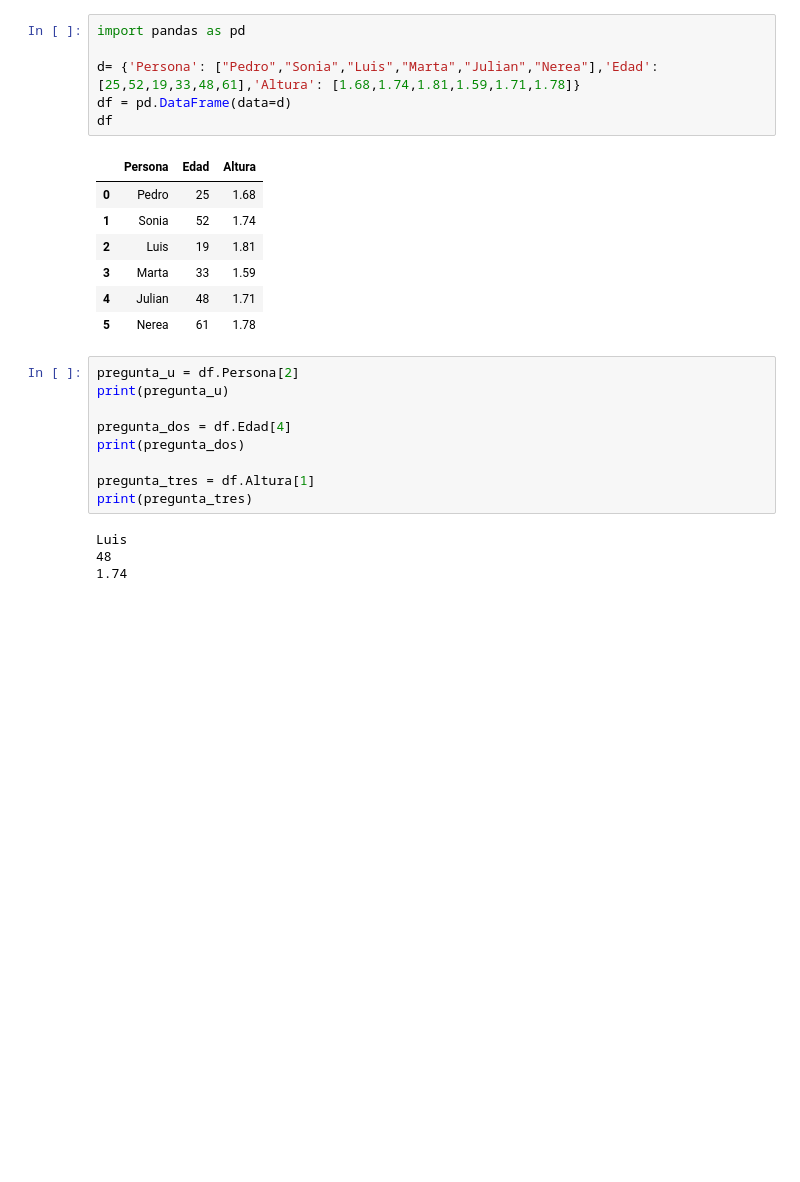
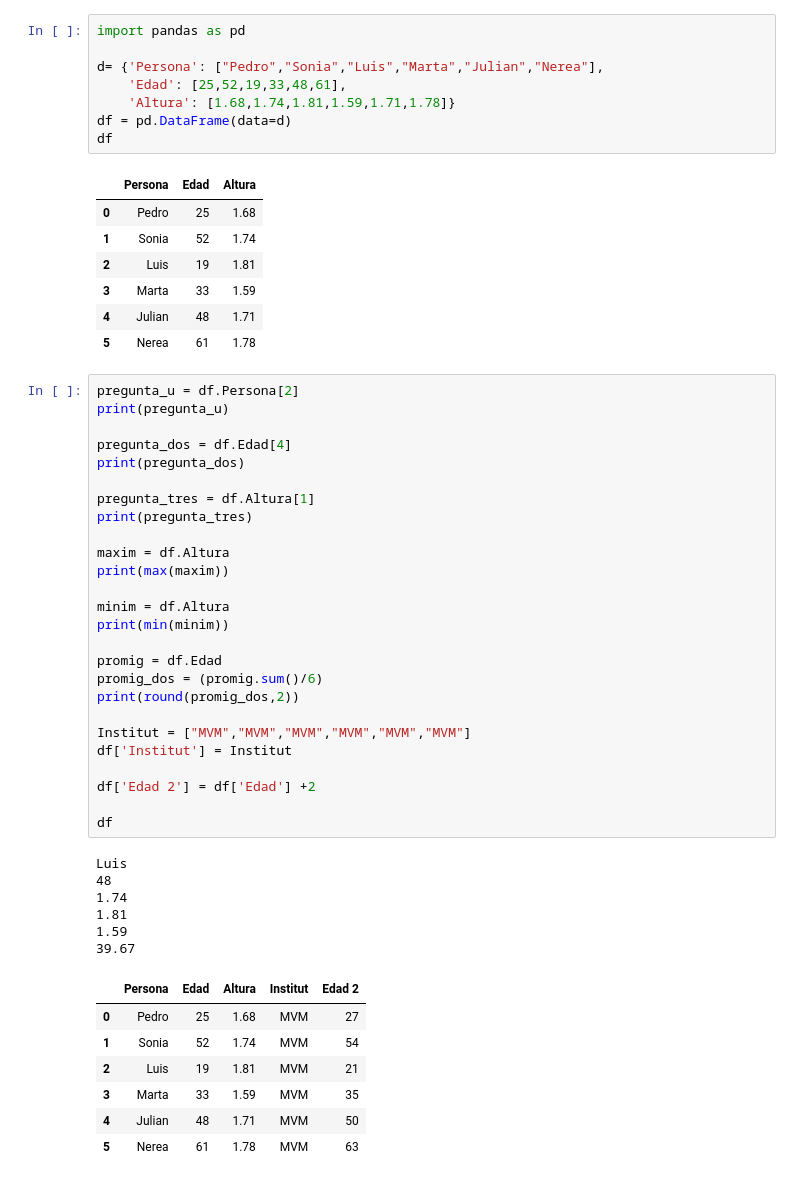
Before and after one commit to CPerezMartinez/prog, a Jupyter notebook: Pandas1.ipynb, the cells around one changed output. Drawn from its saved outputs; the diff is of its cells as text; blank space fills up the shorter version.

```diff
--- a/Pandas1.ipynb
+++ b/Pandas1.ipynb
@@ -109,7 +109,9 @@ dtype: int64
 # %%
 import pandas as pd
 
-d= {'Persona': ["Pedro","Sonia","Luis","Marta","Julian","Nerea"],'Edad': [25,52,19,33,48,61],'Altura': [1.68,1.74,1.81,1.59,1.71,1.78]}
+d= {'Persona': ["Pedro","Sonia","Luis","Marta","Julian","Nerea"],
+    'Edad': [25,52,19,33,48,61],
+    'Altura': [1.68,1.74,1.81,1.59,1.71,1.78]}
 df = pd.DataFrame(data=d)
 df
 # %% [output]
@@ -123,13 +125,40 @@ df
 # %%
 pregunta_u = df.Persona[2]
 print(pregunta_u)
 
 pregunta_dos = df.Edad[4]
 print(pregunta_dos)
 
 pregunta_tres = df.Altura[1]
 print(pregunta_tres)
+
+maxim = df.Altura
+print(max(maxim))
+
+minim = df.Altura
+print(min(minim))
+
+promig = df.Edad
+promig_dos = (promig.sum()/6)
+print(round(promig_dos,2))
+
+Institut = ["MVM","MVM","MVM","MVM","MVM","MVM"]
+df['Institut'] = Institut
+
+df['Edad 2'] = df['Edad'] +2
+
+df
 # %% [output]
 Luis
 48
 1.74
+1.81
+1.59
+39.67
+|  | Persona | Edad | Altura | Institut | Edad 2 |
+| 0 | Pedro | 25 | 1.68 | MVM | 27 |
+| 1 | Sonia | 52 | 1.74 | MVM | 54 |
+| 2 | Luis | 19 | 1.81 | MVM | 21 |
+| 3 | Marta | 33 | 1.59 | MVM | 35 |
+| 4 | Julian | 48 | 1.71 | MVM | 50 |
+| 5 | Nerea | 61 | 1.78 | MVM | 63 |
```
